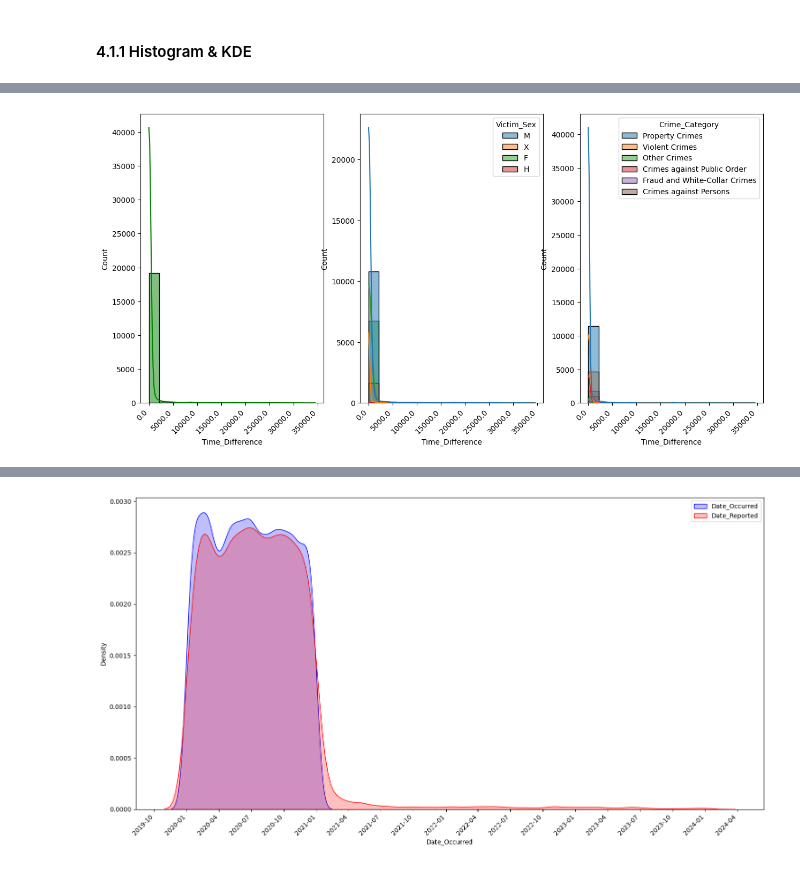
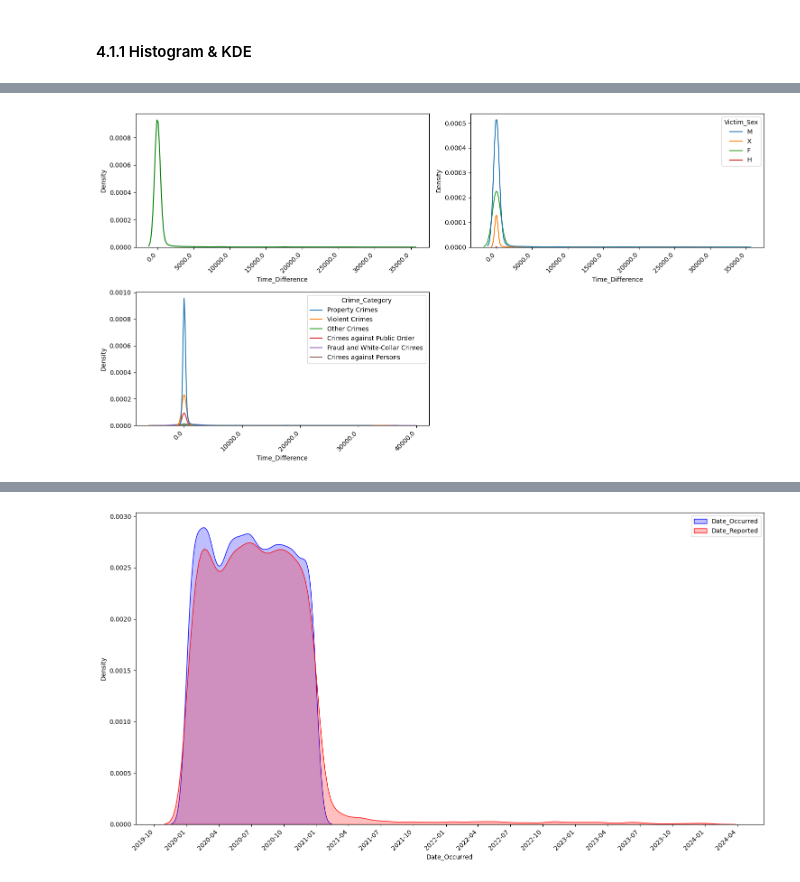
Before and after one commit to imran-nazir0011/CrimeCast-Forecasting-Crime-Categories, a Jupyter notebook: notebook/EDA.ipynb, the cells around one changed output, grey strips where cells are left out. Drawn from its saved outputs; the diff is of its cells as text; code cells hidden in the pictures.

```diff
--- a/notebook/EDA.ipynb
+++ b/notebook/EDA.ipynb
@@ -296,6 +296,7 @@ df['Modus_Operandi_split']=df['Modus_Operandi'].apply(lambda x : x.split())
 exploded_df=df.explode('Modus_Operandi_split')
 exploded_df = exploded_df.rename(columns={'Modus_Operandi_Split': 'Modus_Operandi_Code'})
 exploded_df = exploded_df.drop(columns=['Modus_Operandi'])
+df=df.drop('Modus_Operandi_split',axis=1)
 # %%
 exploded_df.info()
 # %% [output]
@@ -385,18 +408,19 @@ plt.show()
 # %%
 bins= int(np.ceil(np.log2(len(df['Time_Difference'])) + 1))  # Sturges' Rule
-fig, axs =plt.subplots(1,3,figsize=(15,7))
-plt.subplot(131)
-sns.histplot(data=df,x='Time_Difference',bins=bins,kde=True,color='g')
-axs[0].set_xticklabels(axs[0].get_xticks(), rotation=45, ha='right')
+fig, axs =plt.subplots(2,2,figsize=(15,8))
+plt.subplot(221)
+sns.kdeplot(data=df,x='Time_Difference',color='g')
+axs[0,0].set_xticklabels(axs[0,0].get_xticks(), rotation=45, ha='right')
 
-plt.subplot(132)
-sns.histplot(data=df,x='Time_Difference',bins=bins,hue='Victim_Sex',kde=True)
-axs[1].set_xticklabels(axs[1].get_xticks(), rotation=45, ha='right')
+plt.subplot(222)
+sns.kdeplot(data=df,x='Time_Difference',hue='Victim_Sex')
+axs[0,1].set_xticklabels(axs[0,1].get_xticks(), rotation=45, ha='right')
 
-plt.subplot(133)
-sns.histplot(data=df,x='Time_Difference',bins=bins,hue='Crime_Category',kde=True)
-axs[2].set_xticklabels(axs[2].get_xticks(), rotation=45, ha='right')
-
+plt.subplot(223)
+sns.kdeplot(data=df,x='Time_Difference',hue='Crime_Category')
+axs[1,0].set_xticklabels(axs[1,0].get_xticks(), rotation=45, ha='right')
+axs[1,1].axis('off')
+plt.tight_layout()
 plt.show()
 # %% [output]
-[figure, old version]
+[figure, new version]
```
Also changed, not shown: parts of 16 cells of this notebook.
